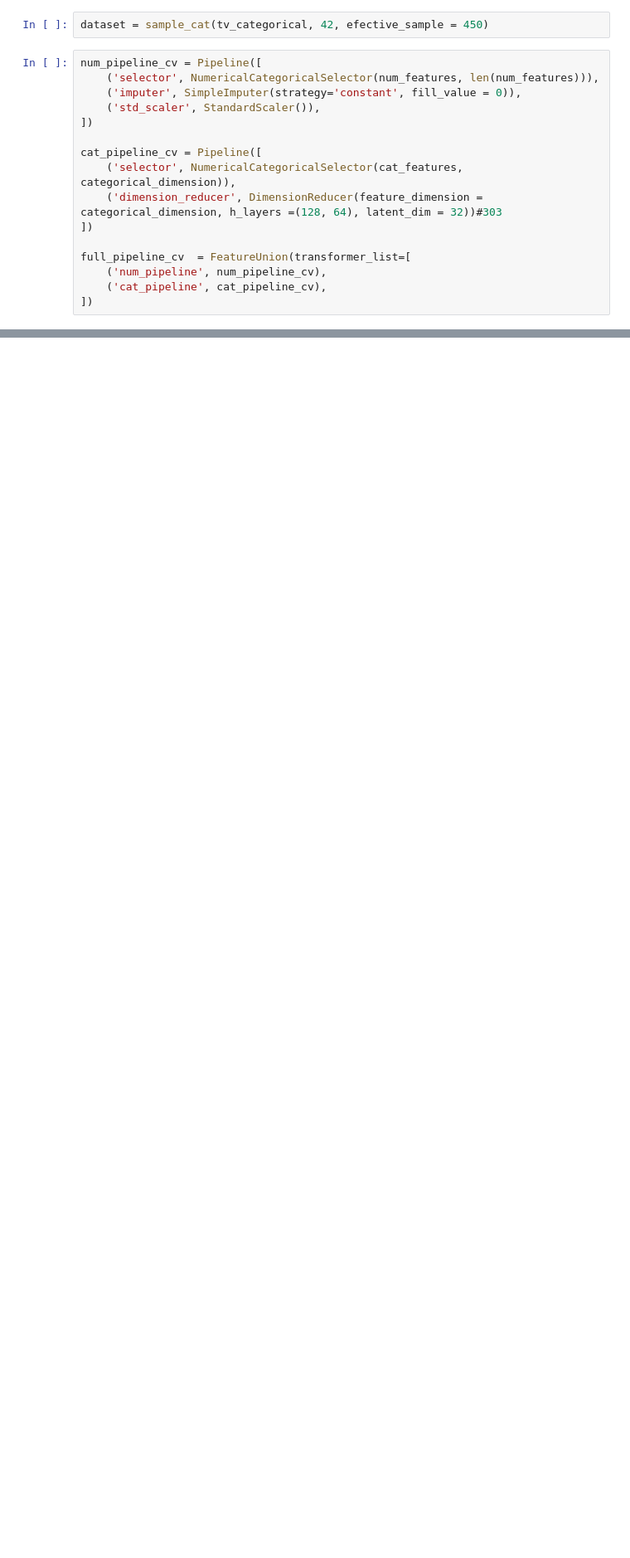
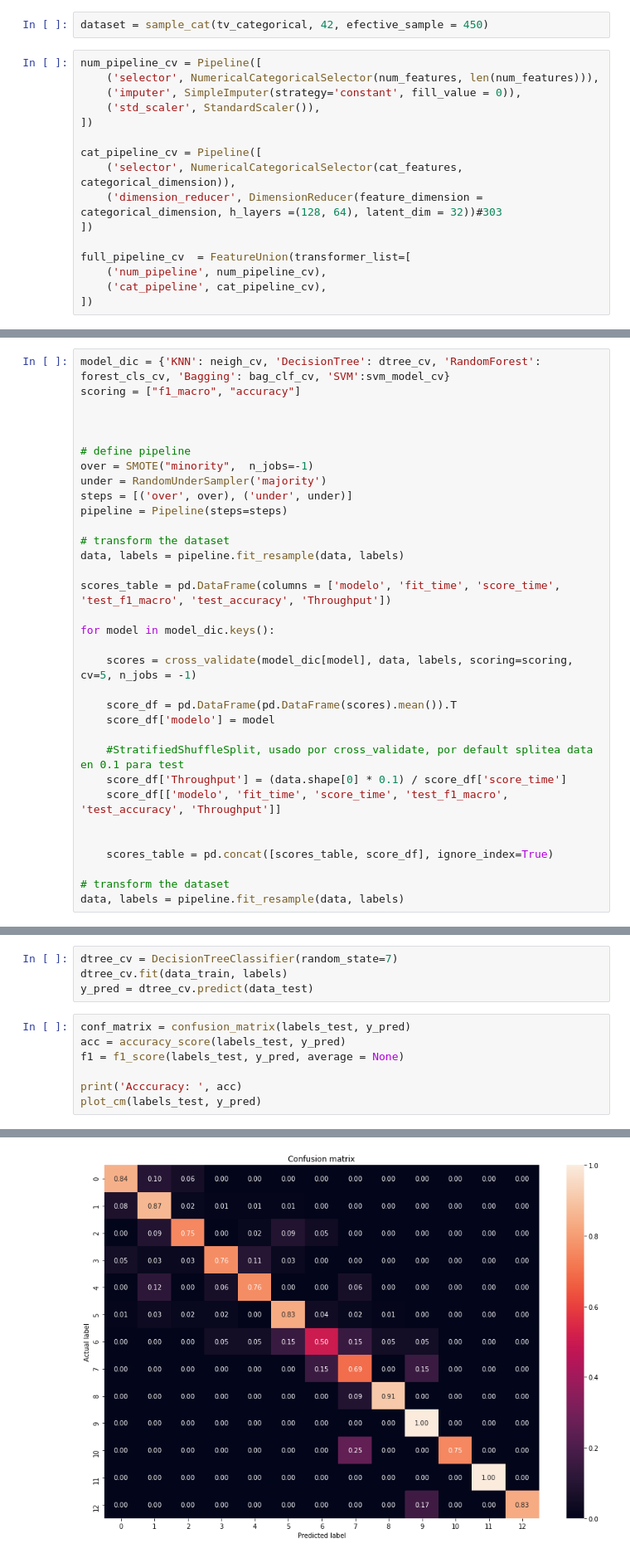
Before and after one commit to sguarnaccio/MeLi, a Jupyter notebook: modelo.ipynb, the cells around one changed output, grey strips where cells are left out. Shown at 83% size. Drawn from its saved outputs; the diff is of its cells as text; blank space fills up the shorter version.

```diff
--- a/modelo.ipynb
+++ b/modelo.ipynb
@@ -561,0 +635,33 @@ scores_table.sort_values(by=['test_f1_macro'], ascending=False)
+# %%
+model_dic = {'KNN': neigh_cv, 'DecisionTree': dtree_cv, 'RandomForest': forest_cls_cv, 'Bagging': bag_clf_cv, 'SVM':svm_model_cv}
+scoring = ["f1_macro", "accuracy"]
+
+
+
+# define pipeline
+over = SMOTE("minority",  n_jobs=-1)
+under = RandomUnderSampler('majority')
+steps = [('over', over), ('under', under)]
+pipeline = Pipeline(steps=steps)
+
+# transform the dataset
+data, labels = pipeline.fit_resample(data, labels)
+
+scores_table = pd.DataFrame(columns = ['modelo', 'fit_time', 'score_time', 'test_f1_macro', 'test_accuracy', 'Throughput'])
+
+for model in model_dic.keys():
+
+    scores = cross_validate(model_dic[model], data, labels, scoring=scoring, cv=5, n_jobs = -1)
+
+    score_df = pd.DataFrame(pd.DataFrame(scores).mean()).T
+    score_df['modelo'] = model
+
+    #StratifiedShuffleSplit, usado por cross_validate, por default splitea data en 0.1 para test
+    score_df['Throughput'] = (data.shape[0] * 0.1) / score_df['score_time']
+    score_df[['modelo', 'fit_time', 'score_time', 'test_f1_macro', 'test_accuracy', 'Throughput']]
+
+
+    scores_table = pd.concat([scores_table, score_df], ignore_index=True)
+
+# transform the dataset
+data, labels = pipeline.fit_resample(data, labels)
@@ -561,0 +685,12 @@ scores_table.sort_values(by=['test_f1_macro'], ascending=False)
+# %%
+dtree_cv = DecisionTreeClassifier(random_state=7)
+dtree_cv.fit(data_train, labels)
+y_pred = dtree_cv.predict(data_test)
+# %%
+conf_matrix = confusion_matrix(labels_test, y_pred)
+acc = accuracy_score(labels_test, y_pred)
+f1 = f1_score(labels_test, y_pred, average = None)
+
+print('Acccuracy: ', acc)
+plot_cm(labels_test, y_pred)
+# %% [output]
@@ -561,0 +698 @@ scores_table.sort_values(by=['test_f1_macro'], ascending=False)
+[figure, added]
```
Also changed, not shown: parts of 37 cells of this notebook.
